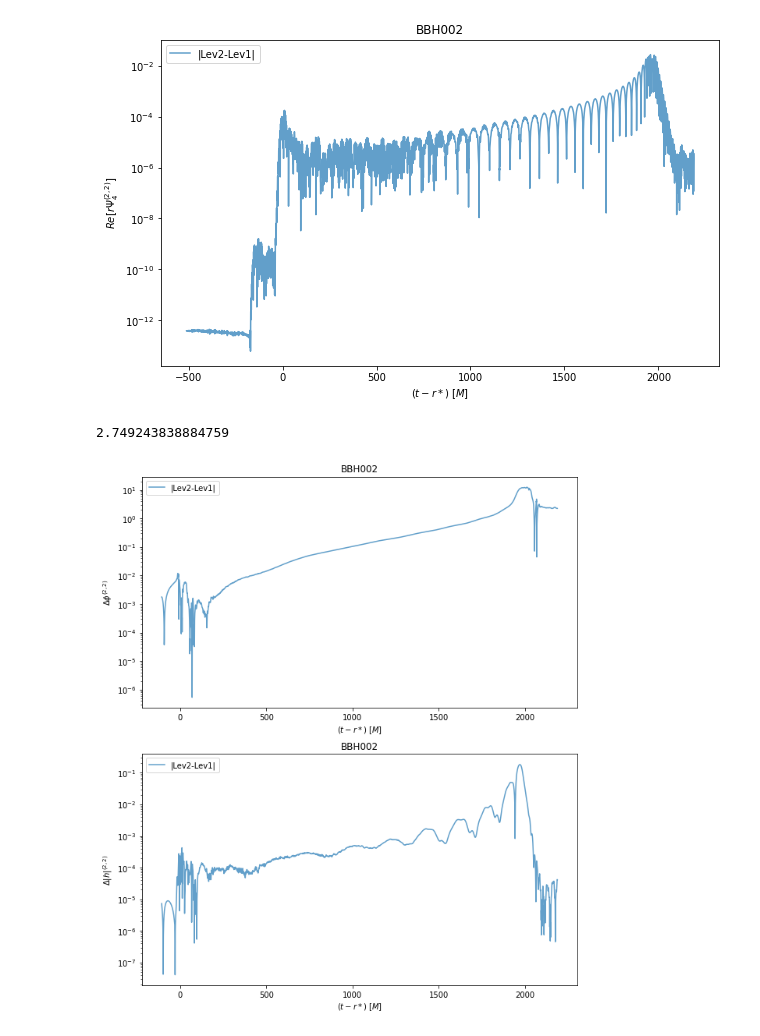
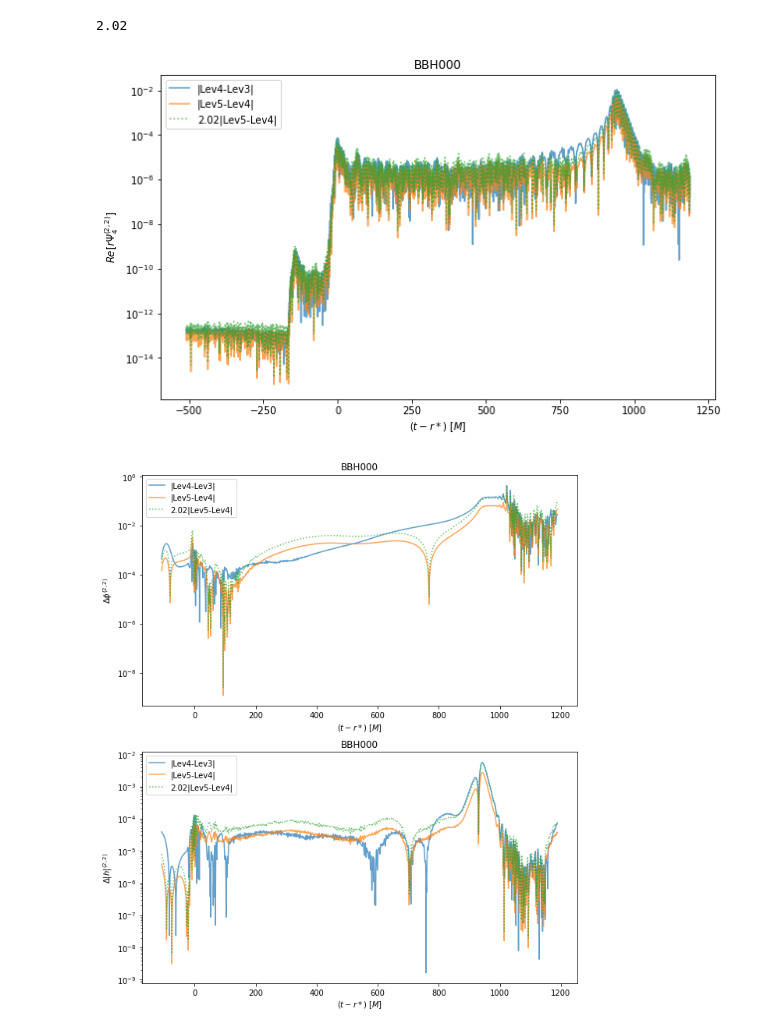
Before and after one commit to YuLiumt/CactusTool, a Jupyter notebook: docs/source/Tutorial/BBH_Convergence.ipynb, the cells around one changed output. Drawn from its saved outputs; the diff is of its cells as text; code cells hidden in the pictures.

```diff
--- a/docs/source/Tutorial/BBH_Convergence.ipynb
+++ b/docs/source/Tutorial/BBH_Convergence.ipynb
@@ -1,58 +1,58 @@
 # %%
 import CactusTool
 
-name = 'BBH002'
-Level = ['Lev1', 'Lev2']
+name = 'BBH000'
+Level = ['Lev3', 'Lev4', 'Lev5']
 n = len(Level)
 
 mp = []
 bbh = []
+carpet = []
 for l in Level:
     sim = CactusTool.load(name+l, '/Volumes/simulations/BBH_Catalog/')
     mp.append(sim.ThornOutput('multipole'))
     bbh.append(sim.ThornOutput('TwoPunctures'))
+    carpet.append(sim.ThornOutput('carpet').dx)
+# %%
+Q = 6
+h = [dx[len(dx)-1][0] for dx in carpet]
+factor = round((h[0]**Q - h[1]**Q) / (h[1]**Q - h[2]**Q), 2)
+factor
+# %% [output]
+2.02
 # %%
 import matplotlib.pyplot as plt
 import numpy as np
 
 rPsi4 = []
 for i in range(n):
     rPsi4.append(mp[i].rPsi4(bbh[i].ADMMass, (2,2), 500))
 
 tstart = max([v.tstart for v in rPsi4])
 tend = min([v.tend for v in rPsi4])
 dt = min([v.dt for v in rPsi4])
 t = np.arange(tstart, tend, dt)
 rpsi4 = [v.resample(t).real.y for v in rPsi4]
 
 fig = plt.figure(figsize=(10, 6))
 ax = fig.add_subplot(111)
 plt.xlabel(r'$(t-r*)~[M]$')
 plt.ylabel(r'$Re[r\Psi_{4}^{(2,2)}]$')
 
 for i in range(n-1):
     plt.plot(t, np.abs(rpsi4[i+1]-rpsi4[i]), alpha = 0.7, label='|{}-{}|'.format(Level[i+1], Level[i]))
 
-# plt.plot(t, 2.75 * np.abs(rpsi4[3]-rpsi4[2]), ':', alpha = 0.7,label='2.75|{}-{}|'.format(Level[1], Level[0]))
+plt.plot(t, factor * np.abs(rpsi4[2]-rpsi4[1]), ':', alpha = 0.7,label='{}|{}-{}|'.format(factor, Level[2], Level[1]))
 
 ax.set_yscale('log')
 # plt.ylim(1e-6,1e-2)
 # plt.xlim(0,1500)
 plt.legend()
 plt.title(name)
 
 plt.show()
 # %% [output]
-[figure, old version]
+[figure, new version]
-# %%
-h_low = 1.2/2**6
-h_med = 1.0666666666666667/2**6
-h_high = 0.96/2**6
-Q = 8
-factor = (h_low**Q - h_med**Q) / (h_med**Q - h_high**Q)
-factor
-# %% [output]
-2.749243838884759
 # %%
 import matplotlib.pyplot as plt
 import numpy as np
@@ -67,7 +67,7 @@ dt = min([v.dt for v in Strain])
 t = np.arange(tstart, tend, dt)
 
 phase = [v.phase.resample(t).y for v in Strain]
-amp = [v.absolute.resample(t).y for v in Strain]
+amp = [v.abs().resample(t).y for v in Strain]
 
 fig = plt.figure(figsize=(10, 12))
 ax = fig.add_subplot(211)
@@ -78,7 +78,7 @@ ax.set_yscale('log')
 for i in range(n-1):
     plt.plot(t, np.abs(phase[i+1]-phase[i]), alpha = 0.7, label='|{}-{}|'.format(Level[i+1], Level[i]))
 
-# plt.plot(t, 2.75 * np.abs(phase[3]-phase[2]), ':', alpha = 0.7,label='2.75|{}-{}|'.format(Level[1], Level[0]))
+plt.plot(t, factor * np.abs(phase[2]-phase[1]), ':', alpha = 0.7,label='{}|{}-{}|'.format(factor, Level[2], Level[1]))
 
 plt.legend()
 plt.title(name)
@@ -91,14 +91,14 @@ ax.set_yscale('log')
 for i in range(n-1):
     plt.plot(t, np.abs(amp[i+1]-amp[i]), alpha = 0.7, label='|{}-{}|'.format(Level[i+1], Level[i]))
 
-# plt.plot(t, 2.75 * np.abs(amp[3]-amp[2]), ':', alpha = 0.7,label='2.75|{}-{}|'.format(Level[1], Level[0]))
+plt.plot(t, factor * np.abs(amp[2]-amp[1]), ':', alpha = 0.7,label='{}|{}-{}|'.format(factor, Level[2], Level[1]))
 
 plt.legend()
 plt.title(name)
 
 plt.show()
 # %% [output]
-[figure, old version]
+[figure, new version]
 # %%
 import matplotlib.pyplot as plt
 import numpy as np
```
Also changed, not shown: parts of 1 cell of this notebook, 47 other files.
